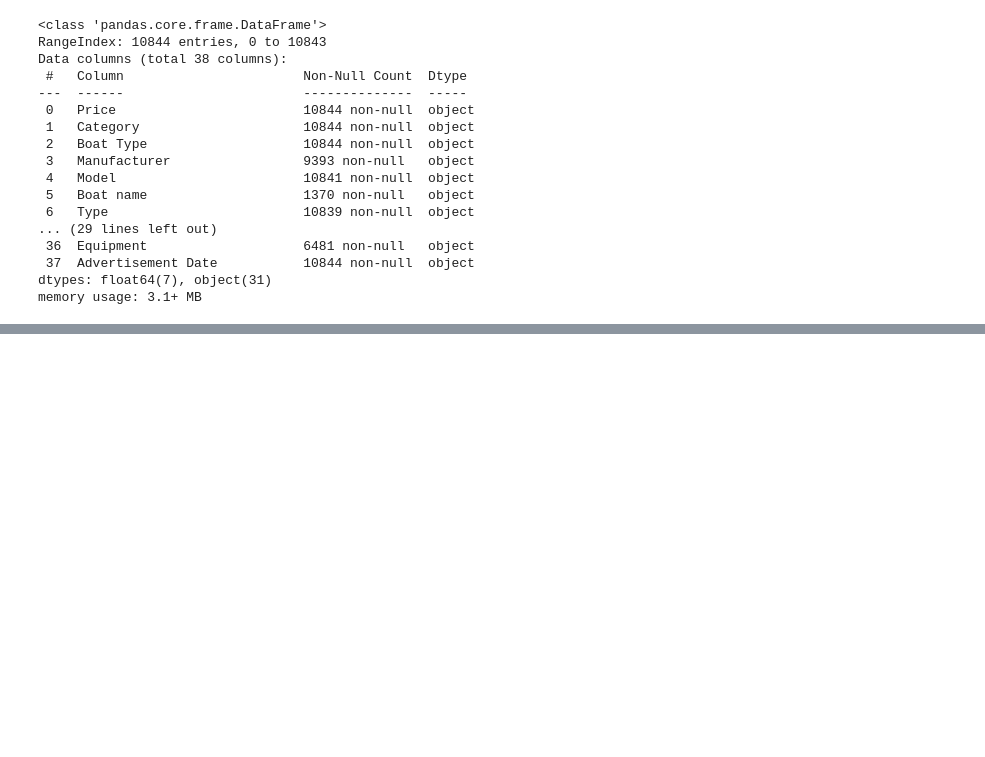
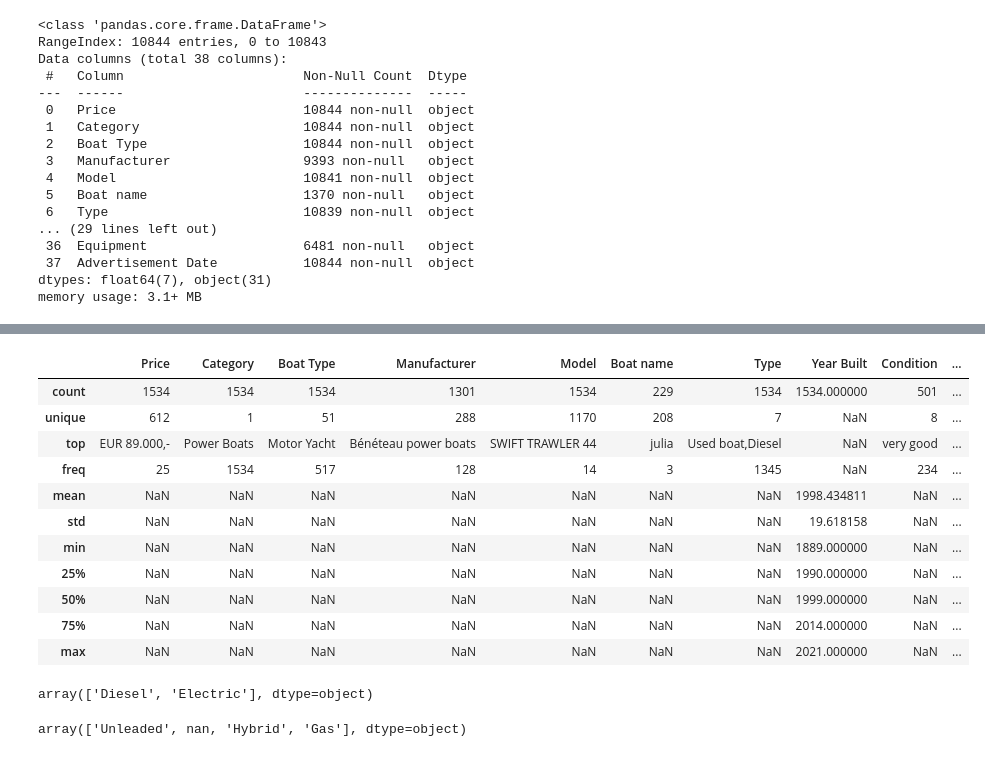
Before and after one commit to maxOVF/OVFAcademy, a Jupyter notebook: Untitled1.ipynb, the cells around one changed output, grey strips where cells are left out. Drawn from its saved outputs; the diff is of its cells as text; code cells hidden in the pictures; blank space fills up the shorter version.

```diff
--- a/Untitled1.ipynb
+++ b/Untitled1.ipynb
@@ -195,0 +375,41 @@ memory usage: 3.1+ MB
+# %%
+mask5 = ((df['Year Built'] <= 2001) | (df['Year Built'] >= 2011)) & (df['Number of Cabins'] <= 2) & (df['Fuel Type'] == 'Diesel')
+df[mask5].head()
+df[mask5].describe(include='all')
+# %% [output]
+|  | Price | Category | Boat Type | Manufacturer | Model | Boat name | Type | Year Built | Condition | ... |
+| count | 1534 | 1534 | 1534 | 1301 | 1534 | 229 | 1534 | 1534.000000 | 501 | ... |
+| unique | 612 | 1 | 51 | 288 | 1170 | 208 | 7 | NaN | 8 | ... |
+| top | EUR 89.000,- | Power Boats | Motor Yacht | Bénéteau power boats | SWIFT TRAWLER 44 | julia | Used boat,Diesel | NaN | very good | ... |
+| freq | 25 | 1534 | 517 | 128 | 14 | 3 | 1345 | NaN | 234 | ... |
+| mean | NaN | NaN | NaN | NaN | NaN | NaN | NaN | 1998.434811 | NaN | ... |
+| std | NaN | NaN | NaN | NaN | NaN | NaN | NaN | 19.618158 | NaN | ... |
+| min | NaN | NaN | NaN | NaN | NaN | NaN | NaN | 1889.000000 | NaN | ... |
+| 25% | NaN | NaN | NaN | NaN | NaN | NaN | NaN | 1990.000000 | NaN | ... |
+| 50% | NaN | NaN | NaN | NaN | NaN | NaN | NaN | 1999.000000 | NaN | ... |
+| 75% | NaN | NaN | NaN | NaN | NaN | NaN | NaN | 2014.000000 | NaN | ... |
+| max | NaN | NaN | NaN | NaN | NaN | NaN | NaN | 2021.000000 | NaN | ... |
+# %%
+# Using Lists as filter conditions - .isin OR ~ .isin = NOT IN
+
+# .isin (IN LIST)
+
+list_cat_to_keep=['Diesel','Electric']
+
+mask5 = ((df['Year Built'] <= 2001) | (df['Year Built'] >= 2011)) & (df['Number of Cabins'] <= 2) & (df['Fuel Type'].isin(list_cat_to_keep))
+df[mask5].head(2)
+# df[mask5].describe(include='all')
+
+df[mask5]['Fuel Type'].unique() # shows unique entries
+# %% [output]
+array(['Diesel', 'Electric'], dtype=object)
+# %%
+# ~ .isin (NOT IN LIST)
+
+list_cat_to_keep=['Diesel','Electric']
+
+mask6 = ((df['Year Built'] <= 2001) | (df['Year Built'] >= 2011)) & (df['Number of Cabins'] <= 2) & (~df['Fuel Type'].isin(list_cat_to_keep))
+df[mask6].head(2)
+df[mask6]['Fuel Type'].unique() # shows unique entries
+# %% [output]
+array(['Unleaded', nan, 'Hybrid', 'Gas'], dtype=object)
```
Also changed, not shown: parts of 29 cells of this notebook.
